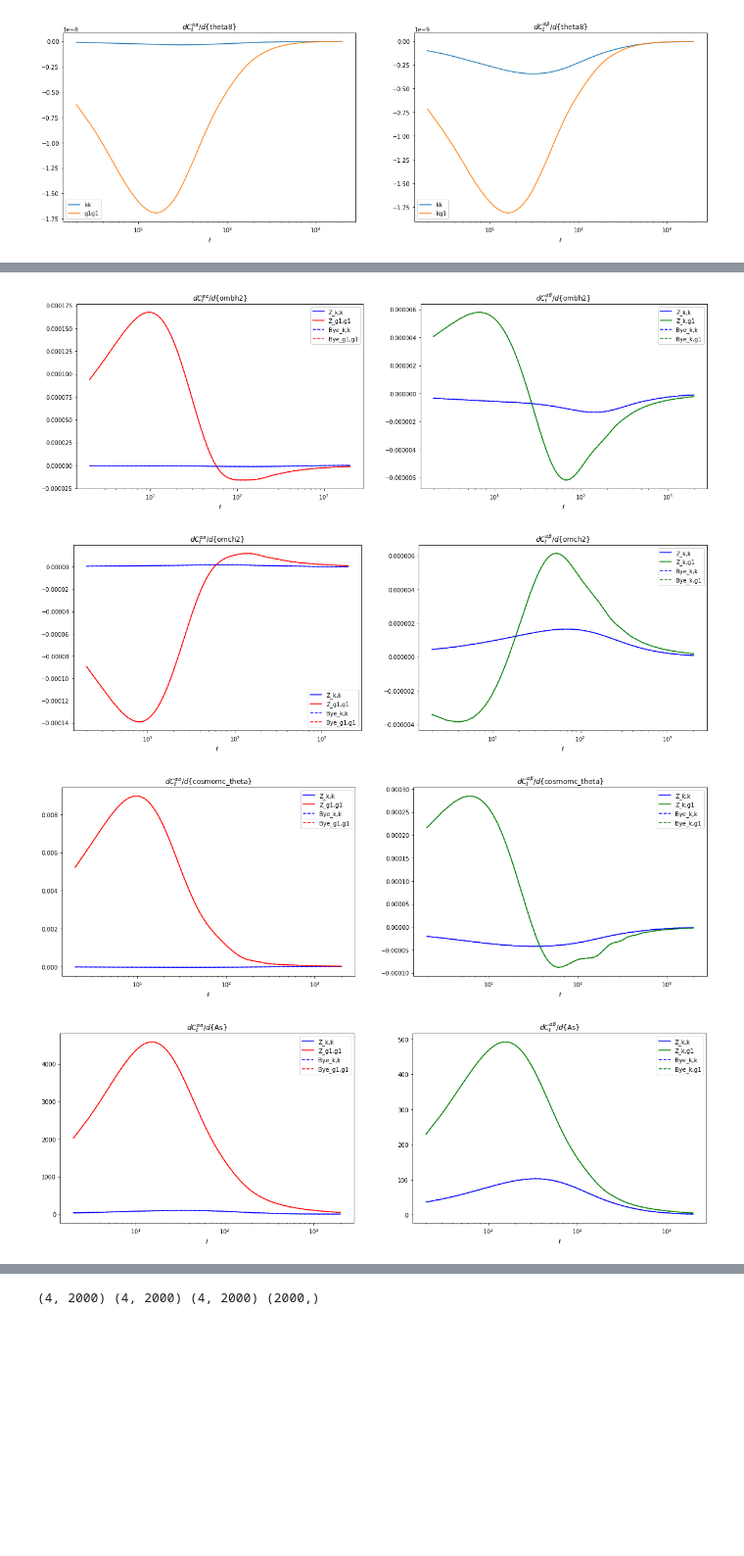
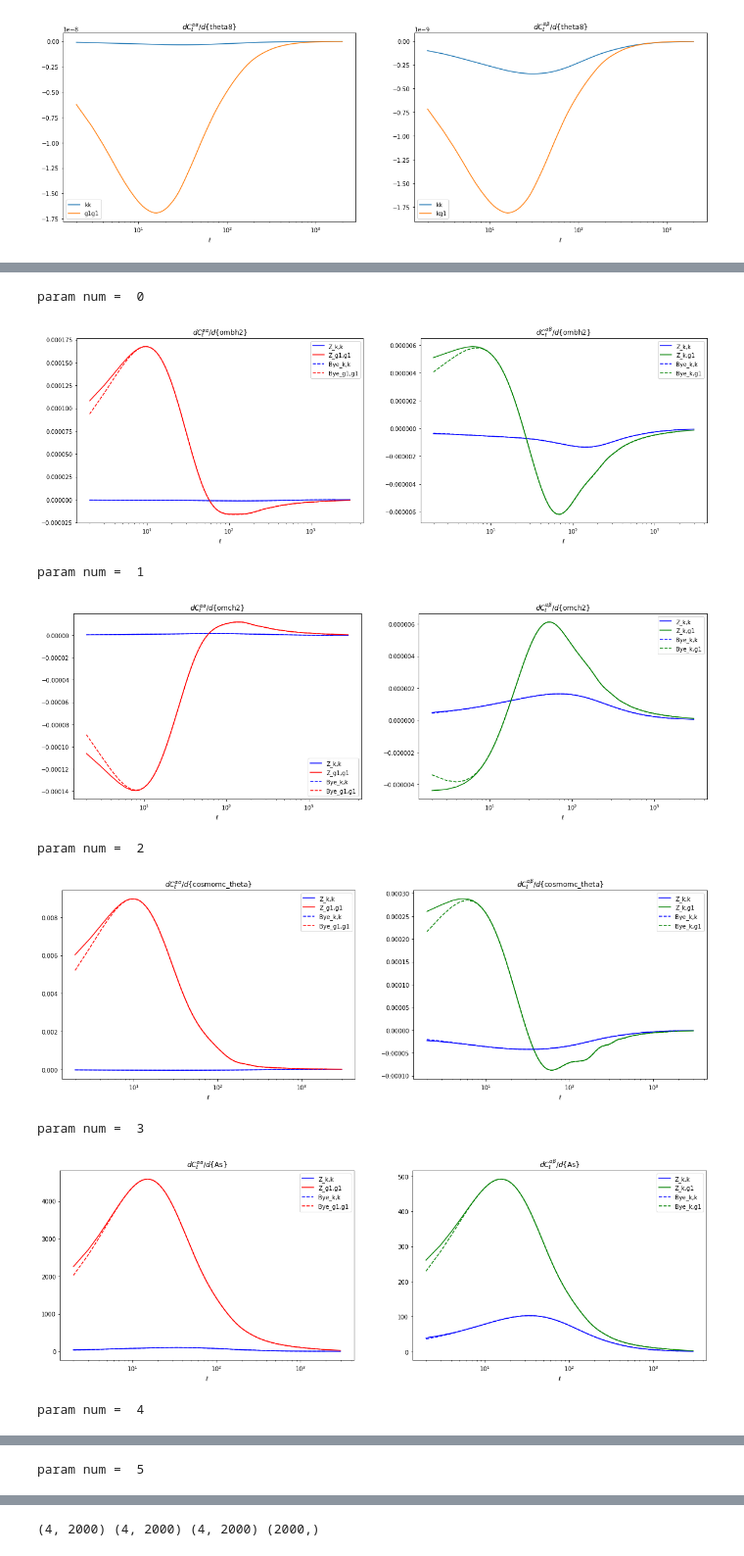
Before and after one commit to RIKnight/Fisher-Forecasting, a Jupyter notebook: Exploring Byeonghee_s.dat files.ipynb, the cells around one changed output, grey strips where cells are left out. Shown at 98% size. Cells and saved outputs as stored; diff of their text form; code cells hidden in the pictures; blank space fills up the shorter version.

```diff
--- a/Exploring Byeonghee_s.dat files.ipynb
+++ b/Exploring Byeonghee_s.dat files.ipynb
@@ -14,6 +14,15 @@ IMPORT ERROR: /opt/local/Library/Frameworks/Python.framework/Versions/2.7/lib/py
 import FisherCl as fcl
 import crosspower as cp
 import pickle
+
+filehandler = open('Fisher_4_4W3.obj','r') # accuracyBoost=3, lmax=3000, lmaxP=5000, nz=3e5; nonlinear=True,
+#neutrino_hierarchy = 'degenerate', biasByBin=True, usePrimaryCMB=True, useNoise=True; from FisherCl branch quickCl
+# This one has the corrected version of the dark energy derivatives
+
+#filehandler = open('Fisher_4_4W2.obj','r') # accuracyBoost=3, lmax=3000, lmaxP=5000, nz=3e5; nonlinear=True,
+#neutrino_hierarchy = 'normal', biasByBin=True, usePrimaryCMB=True, useNoise=True; from FisherCl branch quickCl
+# This one has the corrected version of the dark energy derivatives
+
 
 #filehandler = open('Fisher_7_6X4_w2_wan.obj','r') # AccuracyBoost=3, lmax=3000, lmaxP=5000, nz=3e5; nonlinear=False,
 #filehandler = open('Fisher_7_6X4_w2n.obj','r') # AccuracyBoost=3, lmax=3000, lmaxP=5000, nz=3e5; nonlinear=False,
@@ -29,15 +38,11 @@ import pickle
 # kludge for this one: told cp.getDNDZinterp to use modelDNDZ3; set cp.tophat beesBins=True
 # biasByBin = False (uses sigma(b)/b), dw = 0.005; X2n version has noise included
 
-filehandler = open('Fisher_4_4W_w2.obj','r') # accuracyBoost=3,doNorm=True,lmax=2000, nz=3e5; nonlinear=True,
+#filehandler = open('Fisher_4_4W_w2.obj','r') # accuracyBoost=3,doNorm=True,lmax=2000, nz=3e5; nonlinear=True,
 #neutrino_hierarchy = 'degenerate'; from FisherCl branch quickCl
 #filehandler = open('Fisher_4_4W.obj','r') # accuracyBoost=3,doNorm=True,lmax=2000, nz=3e5; nonlinear=True,
 #neutrino_hierarchy = 'degenerate'; from FisherCl branch quickCl
 
-#filehandler = open('Fisher_4_4U.obj','r') # accuracyBoost=3,doNorm=True,lmax=1000, epsrel = 1.49e-6; nonlinear=True,
-#dw=0.05, neutrino_hierarchy = 'degenerate', from FisherCl branch master
-#filehandler = open('Fisher_4_4T.obj','r') # accuracyBoost=3,doNorm=True,lmax=1000, epsrel = 1.49e-6; nonlinear=False,
-#dw=0.05, neutrino_hierarchy = 'degenerate', from FisherCl branch master
 
 Fobj = pickle.load(filehandler)
 lmin = Fobj.lmin
@@ -262,44 +268,55 @@ dClkk[4]   *=1e9
 # %%
 # make combined plot
 #%matplotlib qt
+if 'wa' in paramList:
+    nCParams = nCosParams-1
+else:
+    nCParams = nCosParams
+
 colors = ['b','g','r','r','r','r']
 nMaps = 5#2
 obsToPlot = [0,1,5] # kk,kg1,g1g1
-for paramNum in range(nCosParams):
+for paramNum in range(nCParams):
+    print 'param num = ',paramNum
     f, axarr = plt.subplots(1,2,figsize=(20,6))
     for obs1 in range(nMaps):
         for obs2 in range(obs1,nMaps):
             if obs1 == 0 or obs1 == obs2:
                 ClNum = obs1*nMaps+obs2 - obs1*(obs1+1)/2
                 #obsName = obsNames[ClNum]
 
                 if obs1 == 0 and ClNum in obsToPlot: # cross with kappa
                     plt.sca(axarr[1])
                     plt.semilogx(ells,dClVecs[ClNum,paramNum],label='Z_'+obsNames[ClNum],color=colors[ClNum])
 
                 if obs1 == obs2 and ClNum in obsToPlot: # auto power
                     plt.sca(axarr[0])
                     plt.semilogx(ells,dClVecs[ClNum,paramNum],label='Z_'+obsNames[ClNum],color=colors[ClNum])
 
+    plt.sca(axarr[0])
+    plt.semilogx(bElls,dClkk[ByeDict[paramNum]],label = 'Bye_k,k',linestyle='--',color=colors[0])
+    plt.semilogx(bElls,dClg1g1[ByeDict[paramNum]],label = 'Bye_g1,g1',linestyle='--',color=colors[2])
+    plt.title(r'$dC_\ell^{{\alpha\alpha}}/d${{{0}}}'.format(paramList[paramNum]))
+    plt.xlabel(r'$\ell$')
+    plt.legend()
+
     plt.sca(axarr[1])
     plt.semilogx(bElls,dClkk[ByeDict[paramNum]],label = 'Bye_k,k',linestyle='--',color=colors[0])
     plt.semilogx(bElls,dClkg1[ByeDict[paramNum]],label = 'Bye_k,g1',linestyle='--',color=colors[1])
     plt.title(r'$dC_\ell^{{\alpha\beta}}/d${{{0}}}'.format(paramList[paramNum]))
     plt.xlabel(r'$\ell$')
     plt.legend()
 
-    plt.sca(axarr[0])
-    plt.semilogx(bElls,dClkk[ByeDict[paramNum]],label = 'Bye_k,k',linestyle='--',color=colors[0])
-    plt.semilogx(bElls,dClg1g1[ByeDict[paramNum]],label = 'Bye_g1,g1',linestyle='--',color=colors[2])
-    plt.title(r'$dC_\ell^{{\alpha\alpha}}/d${{{0}}}'.format(paramList[paramNum]))
-    plt.xlabel(r'$\ell$')
-    plt.legend()
-
     plt.show()
 
 print 'done'
 # %% [output]
+param num =  0
-[figure, old version]
+[figure, new version]
+param num =  1
-[figure, old version]
+[figure, new version]
+param num =  2
-[figure, old version]
+[figure, new version]
+param num =  3
-[figure, old version]
+[figure, new version]
+param num =  4
@@ -306,0 +324 @@ print 'done'
+param num =  5
```
Also changed, not shown: parts of 23 cells of this notebook, 6 other files.
